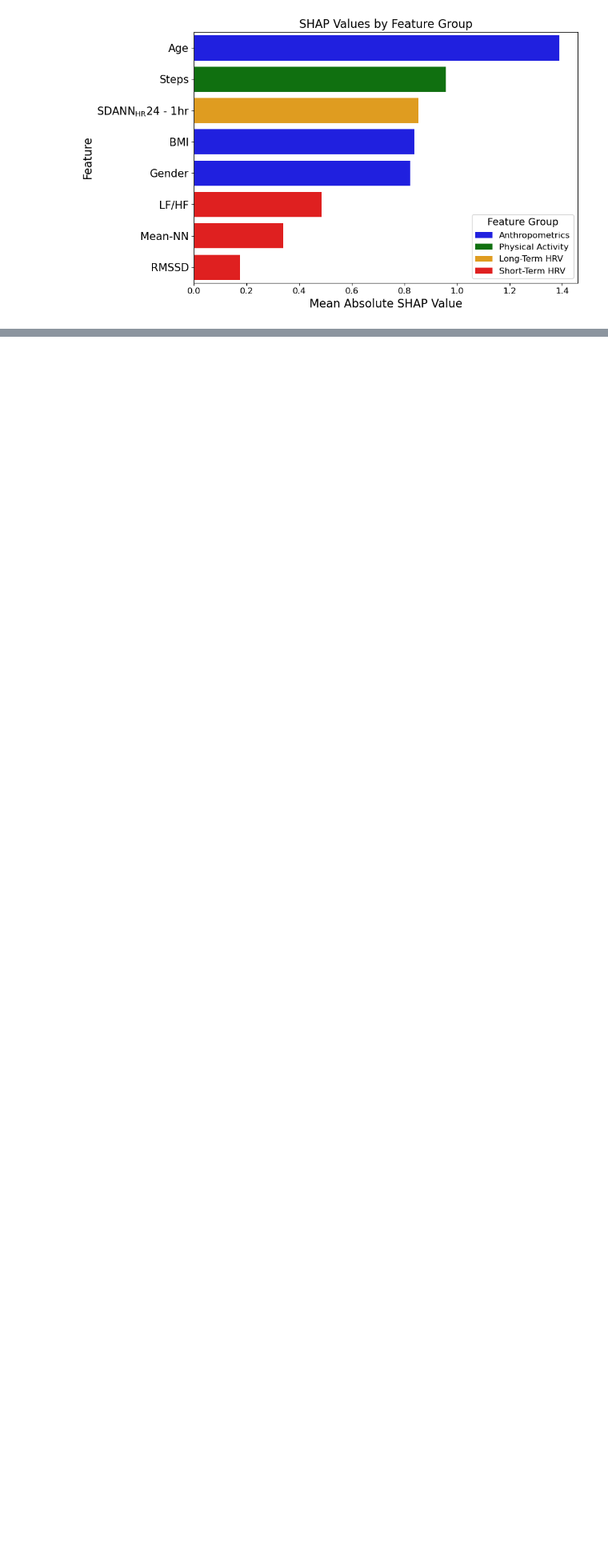
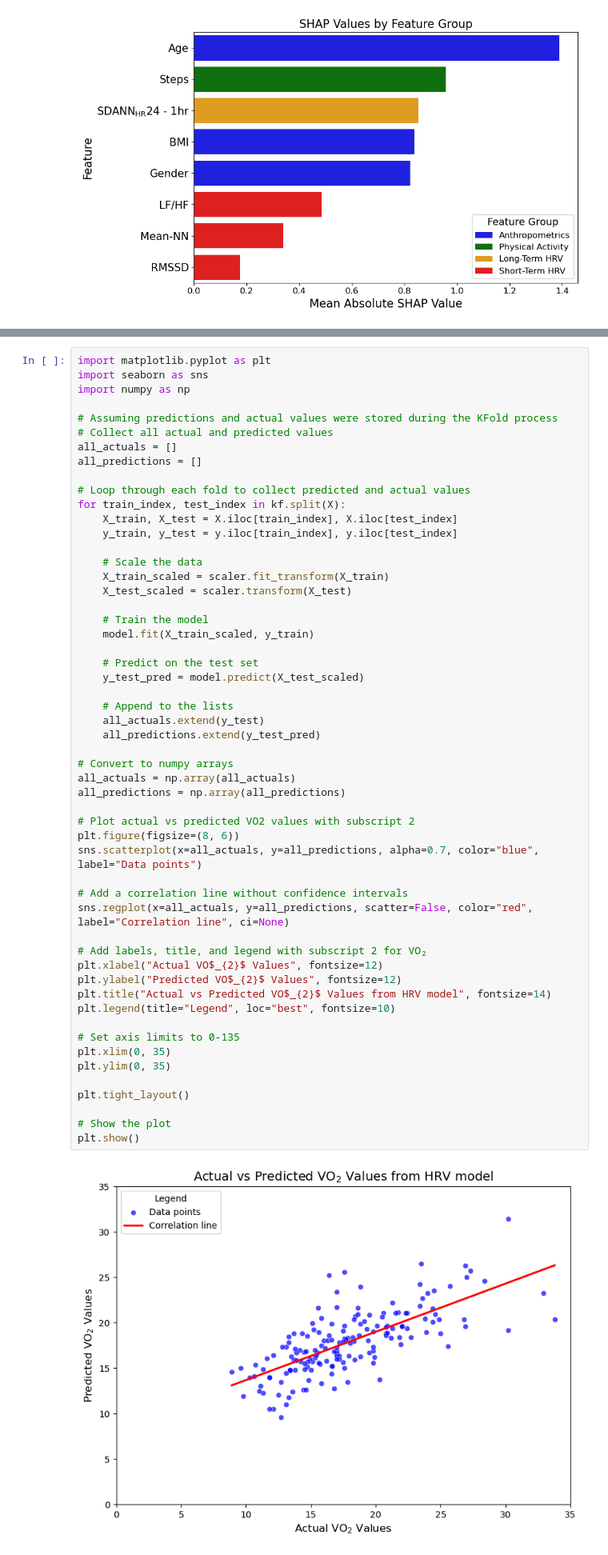
Before and after one commit to Syveraron/CPET_prediction, a Jupyter notebook: model_development/SHAP_calc.ipynb, the cells around one changed output, grey strips where cells are left out. Shown at 80% size. Cells and saved outputs as stored; diff of their text form; blank space fills up the shorter version.

```diff
--- a/model_development/SHAP_calc.ipynb
+++ b/model_development/SHAP_calc.ipynb
@@ -347,0 +596,56 @@ plt.show()
+# %%
+import matplotlib.pyplot as plt
+import seaborn as sns
+import numpy as np
+
+# Assuming predictions and actual values were stored during the KFold process
+# Collect all actual and predicted values
+all_actuals = []
+all_predictions = []
+
+# Loop through each fold to collect predicted and actual values
+for train_index, test_index in kf.split(X):
+    X_train, X_test = X.iloc[train_index], X.iloc[test_index]
+    y_train, y_test = y.iloc[train_index], y.iloc[test_index]
+
+    # Scale the data
+    X_train_scaled = scaler.fit_transform(X_train)
+    X_test_scaled = scaler.transform(X_test)
+
+    # Train the model
+    model.fit(X_train_scaled, y_train)
+
+    # Predict on the test set
+    y_test_pred = model.predict(X_test_scaled)
+
+    # Append to the lists
+    all_actuals.extend(y_test)
+    all_predictions.extend(y_test_pred)
+
+# Convert to numpy arrays
+all_actuals = np.array(all_actuals)
+all_predictions = np.array(all_predictions)
+
+# Plot actual vs predicted VO2 values with subscript 2
+plt.figure(figsize=(8, 6))
+sns.scatterplot(x=all_actuals, y=all_predictions, alpha=0.7, color="blue", label="Data points")
+
+# Add a correlation line without confidence intervals
+sns.regplot(x=all_actuals, y=all_predictions, scatter=False, color="red", label="Correlation line", ci=None)
+
+# Add labels, title, and legend with subscript 2 for VO₂
+plt.xlabel("Actual VO$_{2}$ Values", fontsize=12)
+plt.ylabel("Predicted VO$_{2}$ Values", fontsize=12)
+plt.title("Actual vs Predicted VO$_{2}$ Values from HRV model", fontsize=14)
+plt.legend(title="Legend", loc="best", fontsize=10)
+
+# Set axis limits to 0-135
+plt.xlim(0, 35)
+plt.ylim(0, 35)
+
+plt.tight_layout()
+
+# Show the plot
+plt.show()
+# %% [output]
+[figure, added]
```
Also changed, not shown: parts of 6 cells of this notebook, 7 other files.
